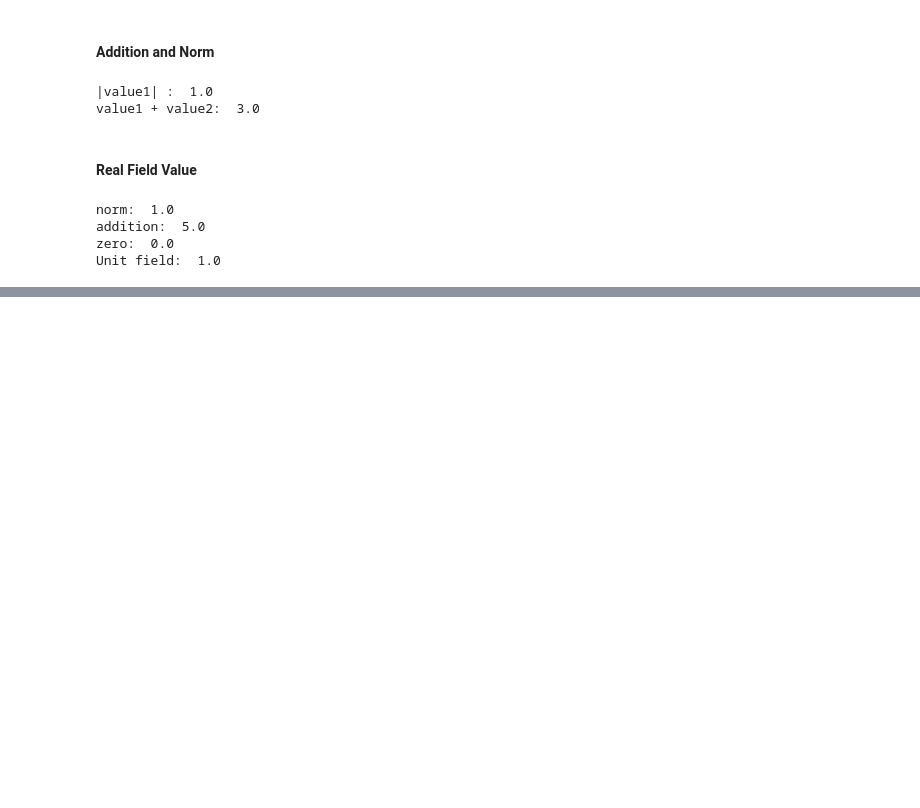
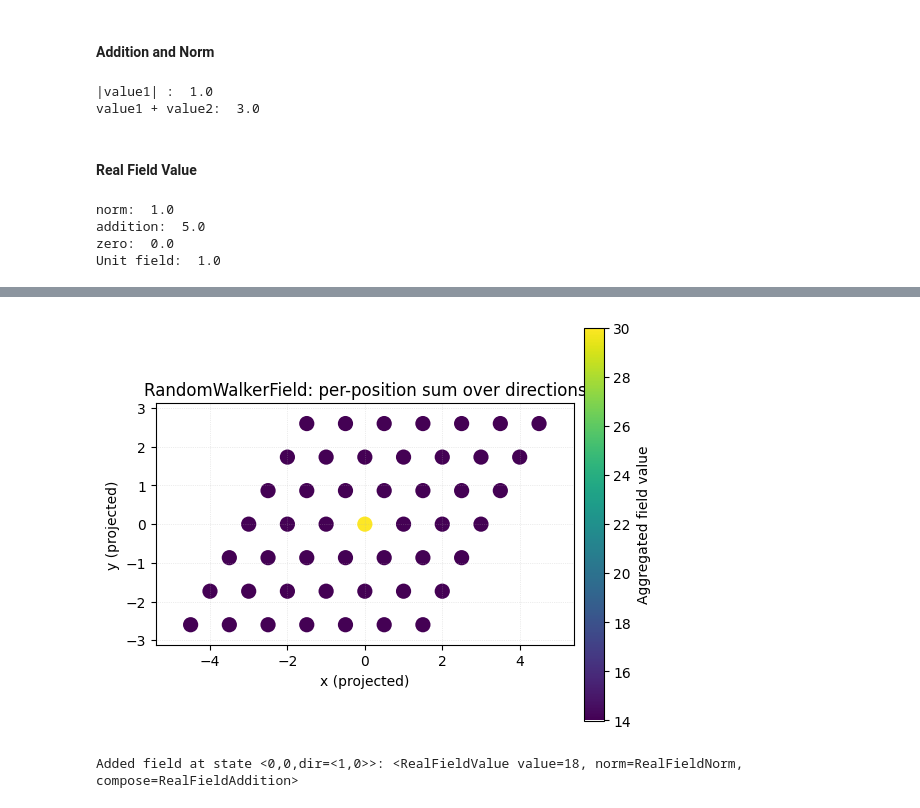
Before and after one commit to ckCrimson/Field_Dynamic_System, a Jupyter notebook: sample.ipynb, the cells around one changed output, grey strips where cells are left out. Cells and saved outputs as stored; diff of their text form; code cells hidden in the pictures; blank space fills up the shorter version.

```diff
--- a/sample.ipynb
+++ b/sample.ipynb
@@ -3583,7 +3594,7 @@ class RealFieldAddition(AdditionComposition):
             return float(sf.as_scalar())
         return float(np.asarray(sf.get_data(), dtype=float))
 
-    def compose(self, input1: 'SingleFieldValue', input2: 'SingleFieldValue') -> 'SingleFieldValue':
+    def compose(self, input1: RealSingleFieldValue, input2: RealSingleFieldValue) -> RealSingleFieldValue:
         s1 = self._to_scalar(input1)
         s2 = self._to_scalar(input2)
         return RealSingleFieldValue(s1 + s2)
@@ -3942,0 +4004,10 @@ randomWalkerField.plot_field()
+# %%
+class RandomWalkerFieldAddition(ComposeField):
+    def __init__(self, composer: RealFieldAddition =None, returnField: RandomWalkerField=None):
+        if None is composer:
+            composer = RealFieldAddition()
+        if None is returnField:
+            returnField=RandomWalkerField(SixFoldRandomWalkerStateSpace(0,0))
+        super().__init__(composer,returnField)
+# %%
+randomWalkerAddition=RandomWalkerFieldAddition()
@@ -3942,0 +4018,8 @@ randomWalkerField.plot_field()
+# %%
+
+AddedField=randomWalkerAddition.apply(randomWalkerField,randomWalkerField)
+AddedField.plot_field()
+print(f"Added field at state {sex.get_state()}: {AddedField.get_field(sex.get_state())}")
+# %% [output]
+[figure, added]
+Added field at state <0,0,dir=<1,0>>: <RealFieldValue value=18, norm=RealFieldNorm, compose=RealFieldAddition>
```
Also changed, not shown: parts of 24 cells of this notebook.
